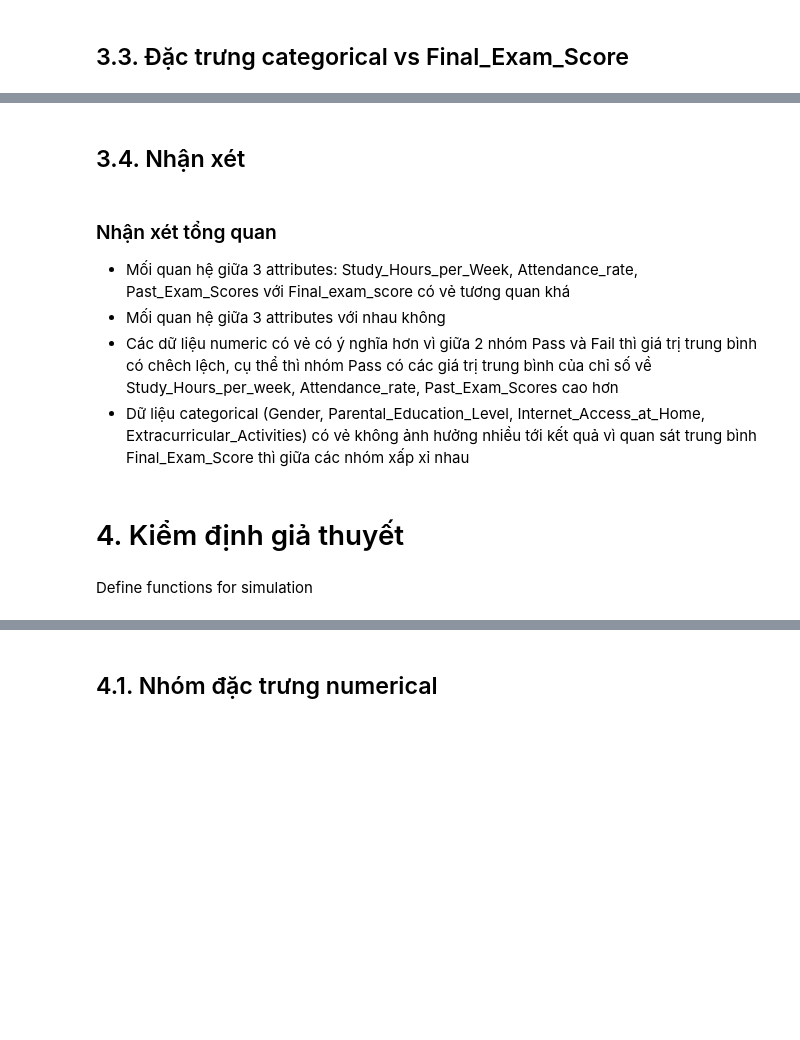
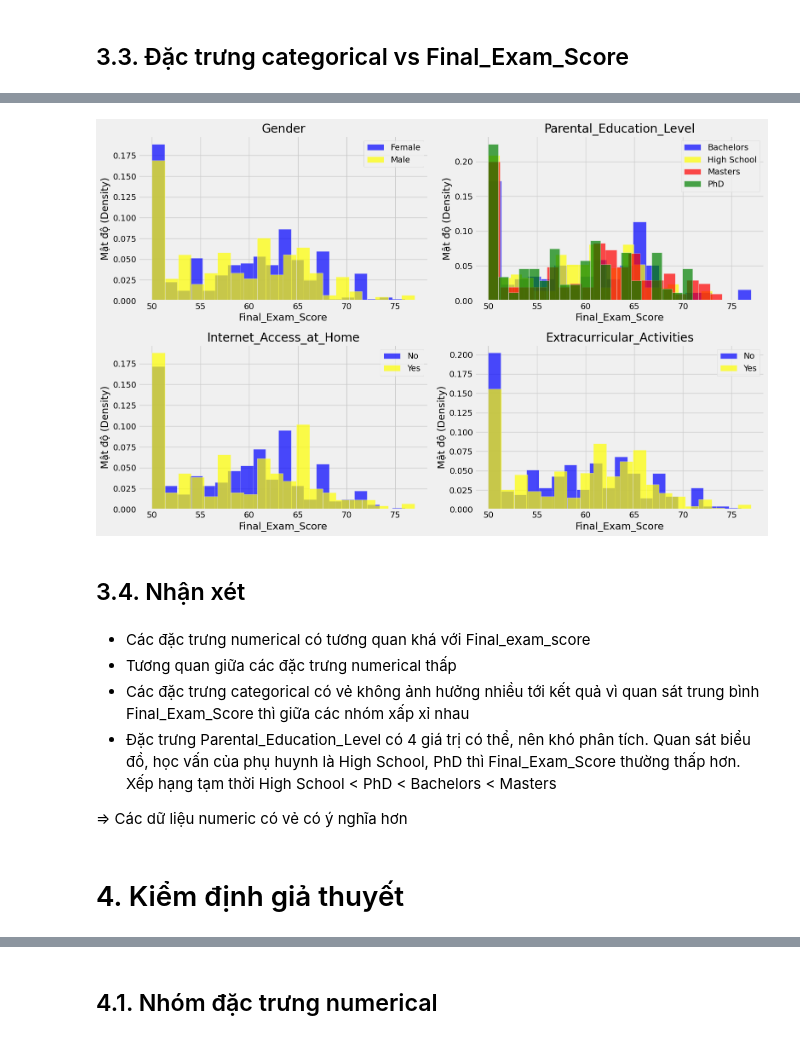
Before and after one commit to anizme/UET_DataScience_Prj, a Jupyter notebook: explore_spp_data.ipynb, the cells around one changed output, grey strips where cells are left out. Drawn from its saved outputs; the diff is of its cells as text; code cells hidden in the pictures; blank space fills up the shorter version.

```diff
--- a/explore_spp_data.ipynb
+++ b/explore_spp_data.ipynb
@@ -389,12 +402,41 @@ barh_plots_categorical_2x2(categorical_features, 'Final_Exam_Score')
+# %%
+
+base_colors = ['blue', 'yellow', 'red', 'green']
+
+fig, axes = plt.subplots(2, 2, figsize=(16, 10))
+axes = axes.flatten()
+
+for i, feature in enumerate(categorical_features):
+    ax = axes[i]
+    groups = original_spp.group(feature).column(feature)
+
+    # Tạo bảng màu phù hợp với số lượng group
+    colors = base_colors[:len(groups)]
+
+    for j, group in enumerate(groups):
+        group_data = original_spp.where(feature, group).column('Final_Exam_Score')
+        ax.hist(group_data, bins=20, alpha=0.7,
+                label=group,
+                color=colors[j],
+                density=True)
+    ax.set_title(f'{feature}')
+    ax.set_xlabel('Final_Exam_Score')
+    ax.set_ylabel('Mật độ (Density)')
+    ax.legend()
+    ax.grid(True)
+
+plt.tight_layout()
+plt.show()
+# %% [output]
+[figure, added]
 # %% [markdown]
 ## 3.4. Nhận xét
 # %% [markdown]
-### Nhận xét tổng quan
-- Mối quan hệ giữa 3 attributes: Study_Hours_per_Week, Attendance_rate, Past_Exam_Scores với Final_exam_score có vẻ tương quan khá
-- Mối quan hệ giữa 3 attributes với nhau không
-- Các dữ liệu numeric có vẻ có ý nghĩa hơn vì giữa 2 nhóm Pass và Fail thì giá trị trung bình có chêch lệch, cụ thể thì nhóm Pass có các giá trị trung bình của chỉ số về Study_Hours_per_week, Attendance_rate, Past_Exam_Scores cao hơn
-- Dữ liệu categorical (Gender, Parental_Education_Level, Internet_Access_at_Home, Extracurricular_Activities) có vẻ không ảnh hưởng nhiều tới kết quả vì quan sát trung bình Final_Exam_Score thì giữa các nhóm xấp xỉ nhau
+- Các đặc trưng numerical có tương quan khá với Final_exam_score
+- Tương quan giữa các đặc trưng numerical thấp
+- Các đặc trưng categorical có vẻ không ảnh hưởng nhiều tới kết quả vì quan sát trung bình Final_Exam_Score thì giữa các nhóm xấp xỉ nhau
+- Đặc trưng Parental_Education_Level có 4 giá trị có thể, nên khó phân tích. Quan sát biểu đồ, học vấn của phụ huynh là High School, PhD thì Final_Exam_Score thường thấp hơn. Xếp hạng tạm thời High School <  PhD < Bachelors < Masters
+
+=> Các dữ liệu numeric có vẻ có ý nghĩa hơn
 # %% [markdown]
 # 4. Kiểm định giả thuyết
-# %% [markdown]
-Define functions for simulation
```
Also changed, not shown: parts of 62 cells of this notebook.
